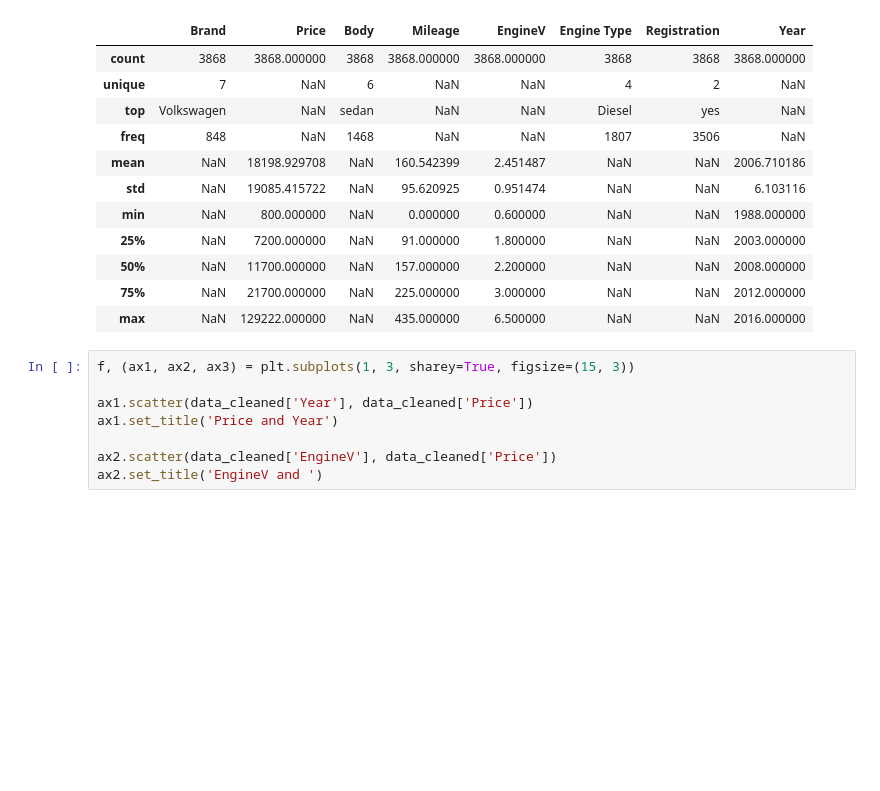
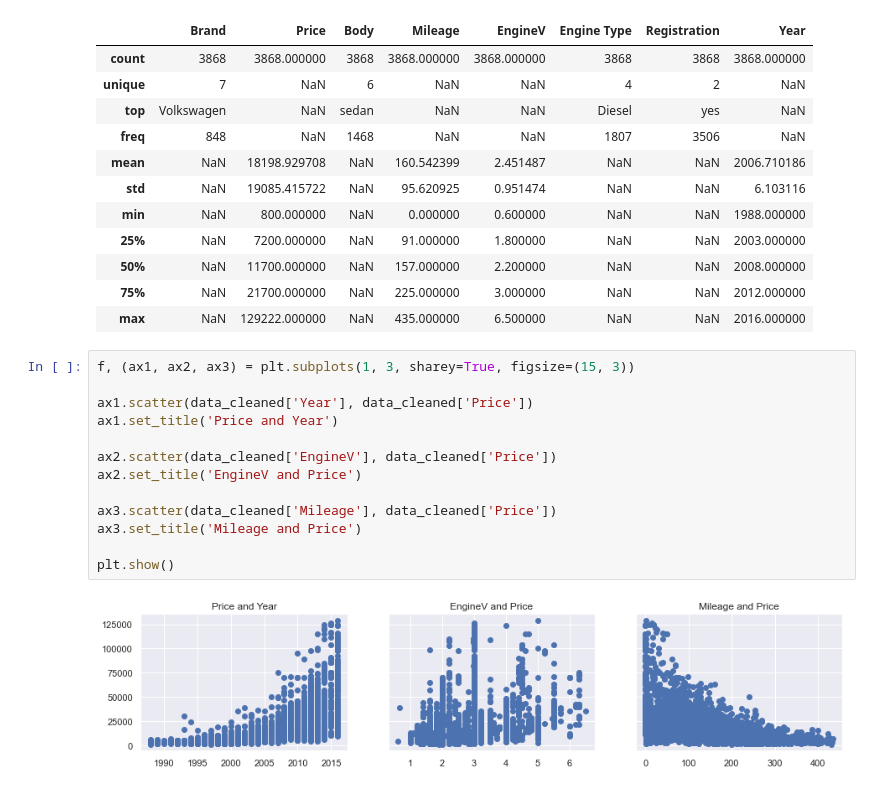
Before and after one commit to vogel2/Data-Science, a Jupyter notebook: 2 - Advanced Statistical Methods/4 - Multiple Linear Regression with sklearn/Practical Example/Regression.ipynb, the cells around one changed output. Saved outputs shown, nothing was run; the diff lists cells and outputs as text; blank space fills up the shorter version.

```diff
--- a/2 - Advanced Statistical Methods/4 - Multiple Linear Regression with sklearn/Practical Example/Regression.ipynb
+++ b/2 - Advanced Statistical Methods/4 - Multiple Linear Regression with sklearn/Practical Example/Regression.ipynb
@@ -124,8 +124,15 @@ data_cleaned.describe(include='all')
 # %%
 f, (ax1, ax2, ax3) = plt.subplots(1, 3, sharey=True, figsize=(15, 3))
 
 ax1.scatter(data_cleaned['Year'], data_cleaned['Price'])
 ax1.set_title('Price and Year')
 
 ax2.scatter(data_cleaned['EngineV'], data_cleaned['Price'])
-ax2.set_title('EngineV and ')
+ax2.set_title('EngineV and Price')
+
+ax3.scatter(data_cleaned['Mileage'], data_cleaned['Price'])
+ax3.set_title('Mileage and Price')
+
+plt.show()
+# %% [output]
+[figure, added]
```
Also changed, not shown: parts of 45 cells of this notebook.
